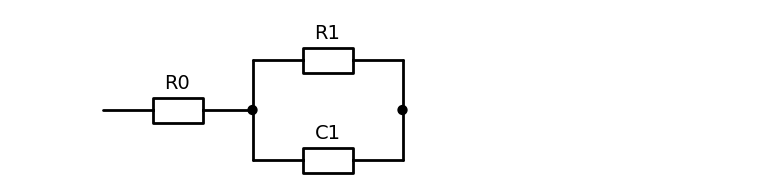
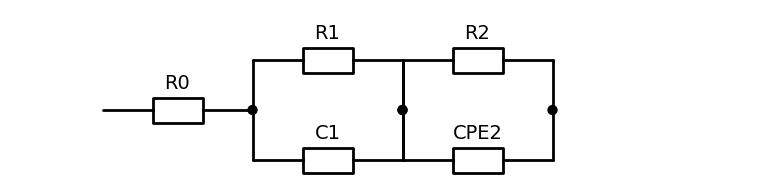
Before and after one commit to Kubabob/cholerny-impedant, a Jupyter notebook: wizualizacja.ipynb, the cells around one changed output. Drawn from its saved outputs; the diff is of its cells as text; code cells hidden in the pictures.

```diff
--- a/wizualizacja.ipynb
+++ b/wizualizacja.ipynb
@@ -3,6 +10,6 @@ from CircuitModel import draw_circuit
 # %%
-circuit = "R0-p(C1, R1)"
-drawed_circuit = draw_circuit(circuit, spacing=2)
+circuit_schema = "R0-p(C1, R1)-p(CPE2, R2)"
+drawed_circuit = draw_circuit(circuit_schema, spacing=2)
 drawed_circuit.draw()
 # %% [output]
-[figure, old version]
+[figure, new version]
```
Also changed, not shown: parts of 3 cells of this notebook, 1 other file.
